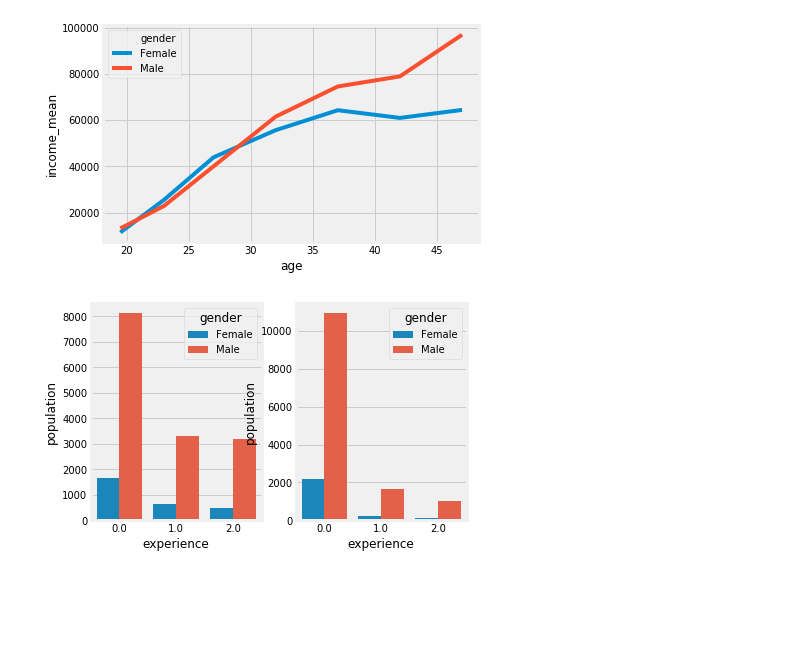
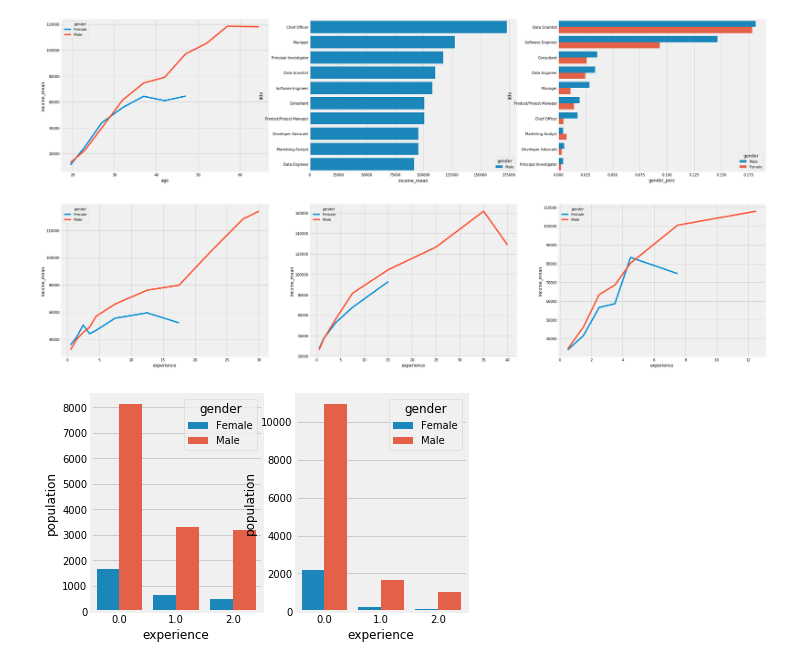
Before and after one commit to lopez-/kaggle_projects, a Jupyter notebook: 2018_survey/clean.ipynb, the cells around one changed output. Drawn from its saved outputs; the diff is of its cells as text; code cells hidden in the pictures; blank space fills up the shorter version.

Commit message:
first selection and sorting of charts

```diff
--- a/2018_survey/clean.ipynb
+++ b/2018_survey/clean.ipynb
@@ -103,6 +103,8 @@ df['ind_projects_importance'] = multiple_choice.Q40[1:].apply(convert_ind_projec
 df['ml_fairness'] = multiple_choice.Q41_Part_1[1:].apply(importance_scale)
 df['ml_explainability'] = multiple_choice.Q41_Part_2[1:].apply(importance_scale)
 df['ml_reproducibility'] = multiple_choice.Q41_Part_3[1:].apply(importance_scale)
+df['title'] = multiple_choice.Q6[1:]
+df['industry'] = multiple_choice.Q7[1:]
 
 df = df[df.gender.isin(['Male', 'Female'])]
 # %%
@@ -111,37 +113,107 @@ with bd as (
     select gender, age, avg(income) as income_mean, sum(case when income is not null then 1 else 0 end) as income_count
     from df
     group by 1, 2
 )
 , fl as (
     select *
     from bd
     where gender = 'Female'
     and income_count >= 50
 )
 , ml as (
     select *
     from bd
     where gender = 'Male'
     and income_count >= 50
 )
 , ages as (
     select distinct fl.age
     from fl
     join ml on fl.age = ml.age
 )
 select *
 from fl
-where age in (select * from ages)
+--where age in (select * from ages)
 UNION ALL
 select *
 from ml
-where age in (select * from ages)
+--where age in (select * from ages)
 """)
 
-sns.lineplot(x = 'age', y='income_mean', hue='gender', data=df_plot)
+fig, axs = plt.subplots(ncols=3, figsize=(32, 8))
+
+sns.lineplot(x = 'age', y='income_mean', hue='gender', data=df_plot, ax = axs[0])
+
+df_plot = sqldf("""
+select title, gender, avg(income) as income_mean
+from df
+where age > 42 and gender = 'Male' and title is not null and income is not null and title != 'Other'
+group by 1, 2
+order by avg(income) desc
+limit 10
+""")
+
+sns.barplot(x='income_mean', y='title', hue = 'gender', data=df_plot, ax=axs[1])
+
+df_plot = sqldf("""
+with high_paying_titles as (
+    select title, avg(income) as income_mean
+    from df
+    where age > 42 and gender = 'Male' and title is not null and income is not null and title != 'Other'
+    group by 1
+    order by avg(income) desc
+    limit 10
+)
+, total_counts as (
+    select gender, count(*) as gender_count
+    from df
+    where title is not null
+    group by 1
+)
+select df.title, df.gender, tc.gender_count, count(*), count(*)*1.0/tc.gender_count as gender_perc
+from df
+join total_counts tc on df.gender = tc.gender
+where df.gender = 'Female' and df.title in (select title from high_paying_titles)
+group by 1, 2, 3
+UNION ALL
+select df.title, df.gender, tc.gender_count, count(*), count(*)*1.0/tc.gender_count as gender_perc
+from df
+join total_counts tc on df.gender = tc.gender
+where df.gender = 'Male' and df.title in (select title from high_paying_titles)
+group by 1, 2, 3
+""")
+
+sns.barplot(x='gender_perc', y='title', hue='gender', data=df_plot.sort_values(by='gender_perc', ascending = False), ax = axs[2])
 plt.show()
 # %% [output]
-[figure, old version]
+[figure, new version]
+# %%
+df_plot = sqldf("""
+select gender, current_role_xp as experience, 'current_role_xp' as dimension, avg(income) as income_mean,  count(*) as population
+from df
+where current_role_xp is not null
+group by 1, 2, 3
+UNION ALL
+select gender, coding_xp as experience, 'coding_xp' as dimension, avg(income) as income_mean,  count(*) as population
+from df
+where coding_xp is not null
+group by 1, 2, 3
+UNION ALL
+select gender, ml_xp as experience, 'ml_xp' as dimension, avg(income) as income_mean,  count(*) as population
+from df
+where ml_xp is not null
+group by 1, 2, 3
+""")
+
+df_plot = df_plot[df_plot['population']>=50]
+
+fig, axs = plt.subplots(ncols=3, figsize=(32, 8))
+sns.lineplot(x = 'experience', y='income_mean', hue='gender', data=df_plot[df_plot['dimension']=='current_role_xp'], ax=axs[0])
+sns.lineplot(x = 'experience', y='income_mean', hue='gender', data=df_plot[df_plot['dimension']=='coding_xp'], ax=axs[1])
+sns.lineplot(x = 'experience', y='income_mean', hue='gender', data=df_plot[df_plot['dimension']=='ml_xp'], ax=axs[2])
+plt.show()
+# %% [output]
+[figure, added]
 # %%
 df_plot = sqldf("""
 select gender, coding_xp_level as experience, 'coding_xp' as dimension, count(*) as population
```
Also changed, not shown: parts of 6 cells of this notebook.
